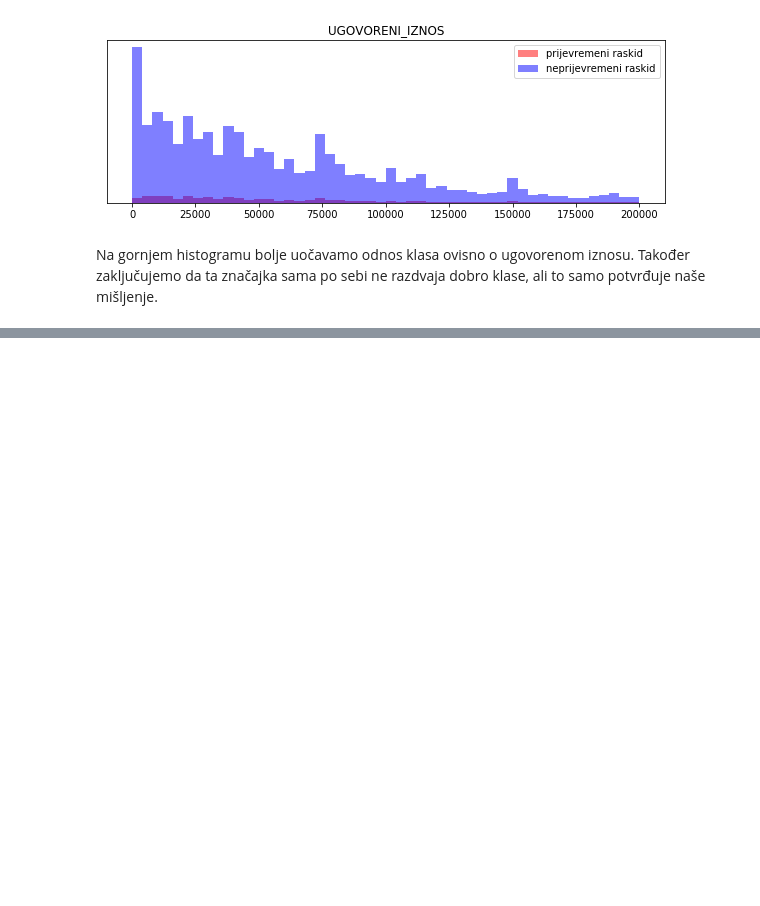
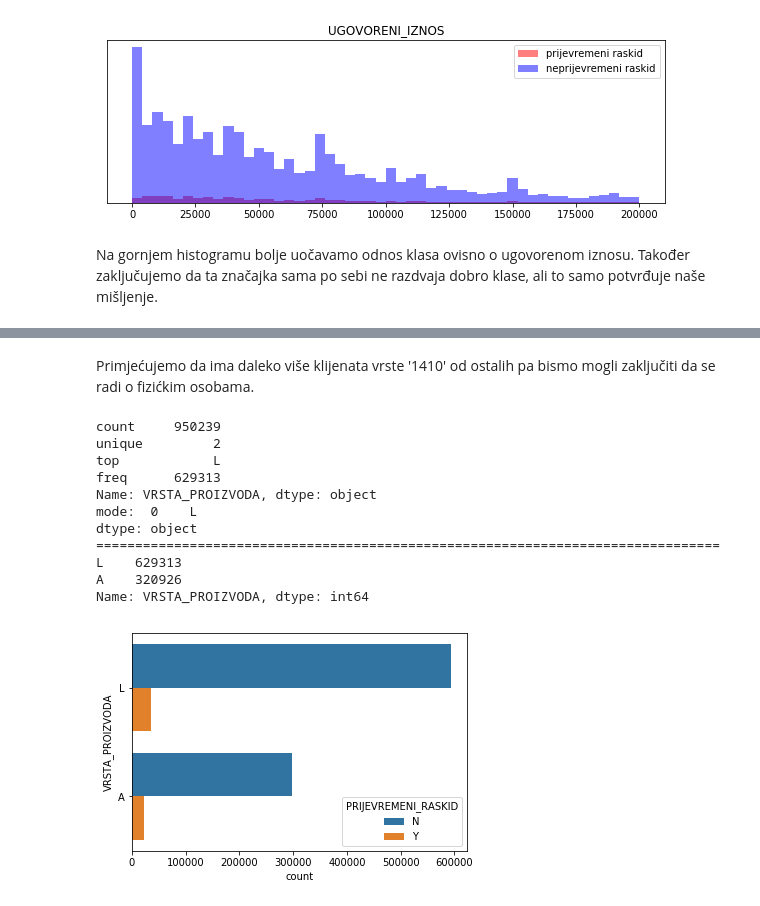
Before and after one commit to drajsel/Outliers, a Jupyter notebook: EDA-Outliers.ipynb, the cells around one changed output, grey strips where cells are left out. Cells and saved outputs as stored; diff of their text form; code cells hidden in the pictures; blank space fills up the shorter version.

```diff
--- a/EDA-Outliers.ipynb
+++ b/EDA-Outliers.ipynb
@@ -272,0 +350,17 @@ AttributeError: 'DataFrame' object has no attribute 'crosstab'
+# %% [markdown]
+Primjećujemo da ima daleko više klijenata vrste '1410'  od ostalih pa bismo mogli zaključiti da se radi o fizićkim osobama.
+# %%
+categorical_summarized(df_copy, y = 'VRSTA_PROIZVODA', hue = 'PRIJEVREMENI_RASKID', palette=c_palette)
+# %% [output]
+count     950239
+unique         2
+top            L
+freq      629313
+Name: VRSTA_PROIZVODA, dtype: object
+mode:  0    L
+dtype: object
+================================================================================
+L    629313
+A    320926
+Name: VRSTA_PROIZVODA, dtype: int64
+[figure, added]
```
Also changed, not shown: parts of 8 cells of this notebook.
